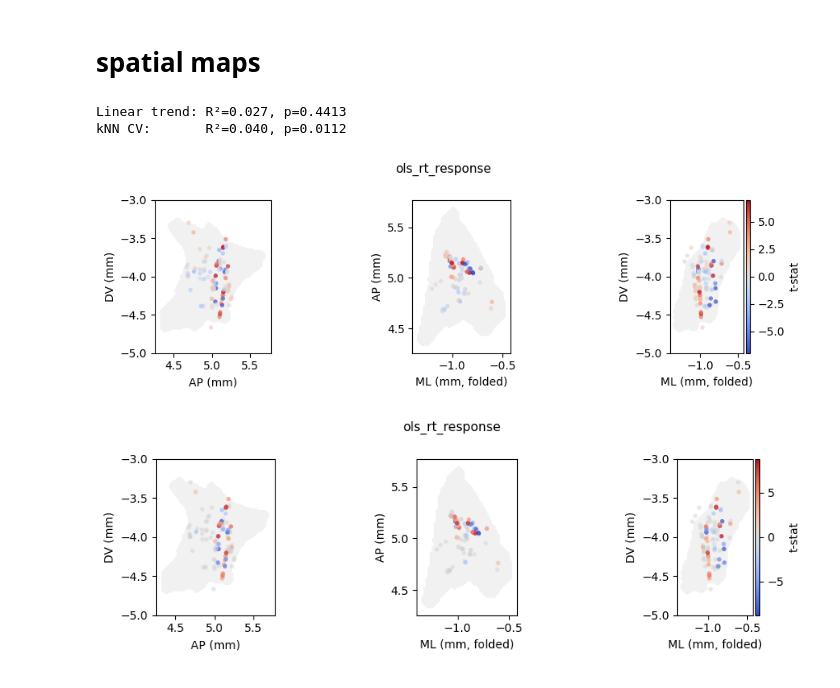
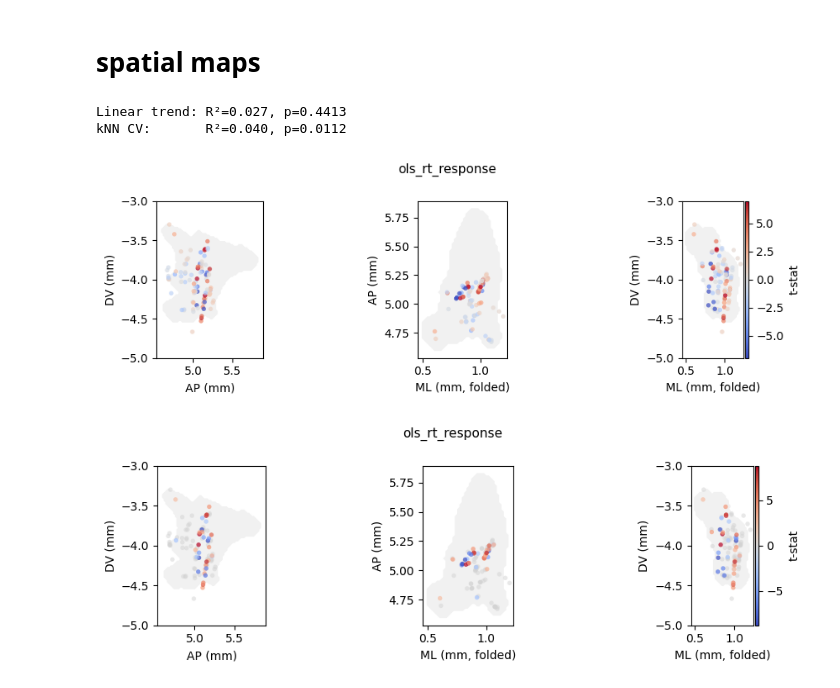
Before and after one commit to 1mattbecker/kinematics_analysis, a Jupyter notebook: code/rt_ols_registry_pipeline.ipynb, the cells around one changed output. Cells and saved outputs as stored; diff of their text form; code cells hidden in the pictures.

```diff
--- a/code/rt_ols_registry_pipeline.ipynb
+++ b/code/rt_ols_registry_pipeline.ipynb
@@ -960,26 +966,27 @@ enc = SpatialEncoder(filtered_ephys, mesh_path=MESH_PATH)
 from spatial_encoding import SpatialEncoder
 # %%
 MESH_PATH = "/root/capsule/data/LC-NE_scratch_data_1/combined/ccf_maps/20250418_transformed_remesh_10_ccf25.obj"
+MESH_PATH = "/root/capsule/data/LC_percentile_meshes/new_core_mesh.obj"
 
 enc = SpatialEncoder(filtered_ephys, mesh_path=MESH_PATH)
 
 # 3-panel map
 fig, axes = enc.plot(reg, "ols_rt_response")
 
 # with non-sig units greyed out
 fig, axes = enc.plot(reg, "ols_rt_response", use_sig=True)
 
 # spatial dependence test (signed + |t|)
 res = enc.test(reg, "ols_rt_response", permutations=5000)
 print(f"Linear trend: R²={res['signed']['linear_trend']['r2']:.3f}, "
       f"p={res['signed']['linear_trend']['p_perm']:.4f}")
 print(f"kNN CV:       R²={res['signed']['cv_predictability_knn']['r2_cv']:.3f}, "
       f"p={res['signed']['cv_predictability_knn']['p_perm']:.4f}")
 # %% [output]
 Linear trend: R²=0.027, p=0.4413
 kNN CV:       R²=0.040, p=0.0112
-[figure, old version]
+[figure, new version]
-[figure, old version]
+[figure, new version]
 # %%
 
 # 3-panel map
```
Also changed, not shown: parts of 15 cells of this notebook, 2 other files.
